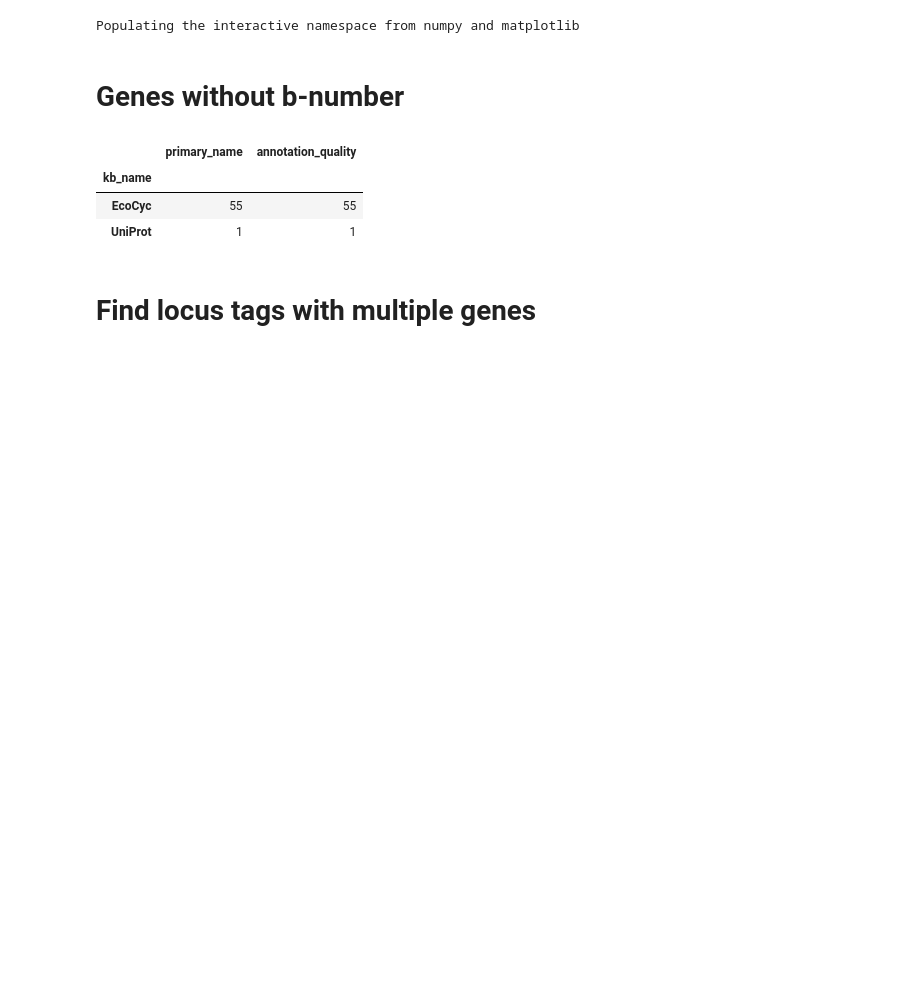
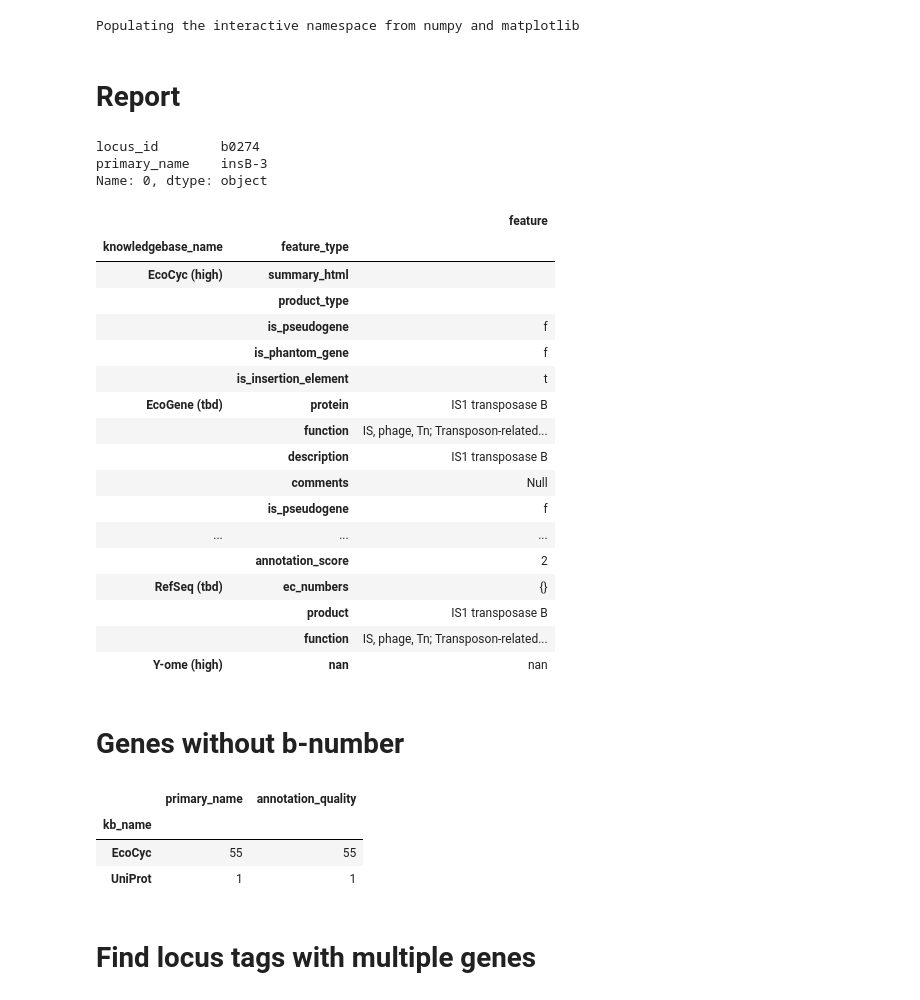
Before and after one commit to zakandrewking/y-ome, a Jupyter notebook: notebooks/17..12.06 Categories.ipynb, the cells around one changed output. Cells and saved outputs as stored; diff of their text form; code cells hidden in the pictures; blank space fills up the shorter version.

```diff
--- a/notebooks/17..12.06 Categories.ipynb
+++ b/notebooks/17..12.06 Categories.ipynb
@@ -24,6 +24,32 @@ Populating the interactive namespace from numpy and matplotlib
 sns.set_style('ticks')
 # %%
 session = Session()
+# %% [markdown]
+# Report
+# %%
+report(session, 'b0274')
+# %% [output]
+locus_id        b0274
+primary_name    insB-3
+Name: 0, dtype: object
+|  |  | feature |
+| knowledgebase_name | feature_type |  |
+| EcoCyc (high) | summary_html |  |
+|  | product_type |  |
+|  | is_pseudogene | f |
+|  | is_phantom_gene | f |
+|  | is_insertion_element | t |
+| EcoGene (tbd) | protein | IS1 transposase B |
+|  | function | IS, phage, Tn; Transposon-related... |
+|  | description | IS1 transposase B |
+|  | comments | Null |
+|  | is_pseudogene | f |
+| ... | ... | ... |
+|  | annotation_score | 2 |
+| RefSeq (tbd) | ec_numbers | {} |
+|  | product | IS1 transposase B |
+|  | function | IS, phage, Tn; Transposon-related... |
+| Y-ome (high) | nan | nan |
 # %% [markdown]
 # Genes without b-number
 # %%
```
Also changed, not shown: parts of 2 cells of this notebook, 2 other files.
